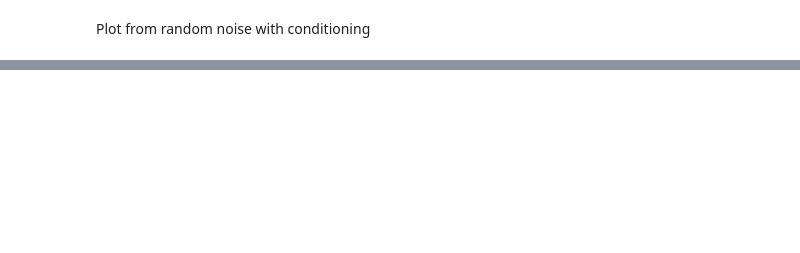
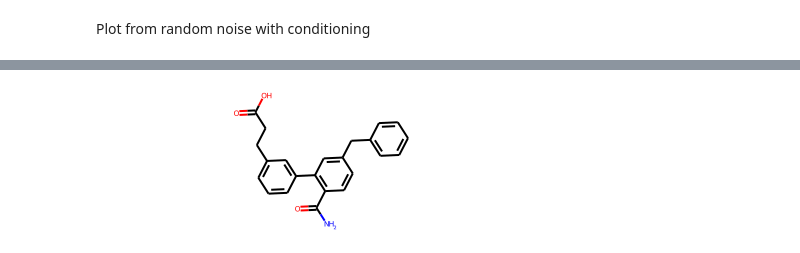
Before and after one commit to cmwoodley/diffdream, a Jupyter notebook: notebooks/notebook_2.ipynb, the cells around one changed output, grey strips where cells are left out. Saved outputs shown, nothing was run; the diff lists cells and outputs as text; code cells hidden in the pictures; blank space fills up the shorter version.

```diff
--- a/notebooks/notebook_2.ipynb
+++ b/notebooks/notebook_2.ipynb
@@ -373,0 +363,5 @@ Chem.Draw.MolsToGridImage(mols)
+# %%
+ref_mol = Chem.MolFromSmiles(input_smiles)
+ref_mol
+# %% [output]
+[figure, added]
```
Also changed, not shown: parts of 25 cells of this notebook, 4 other files.
